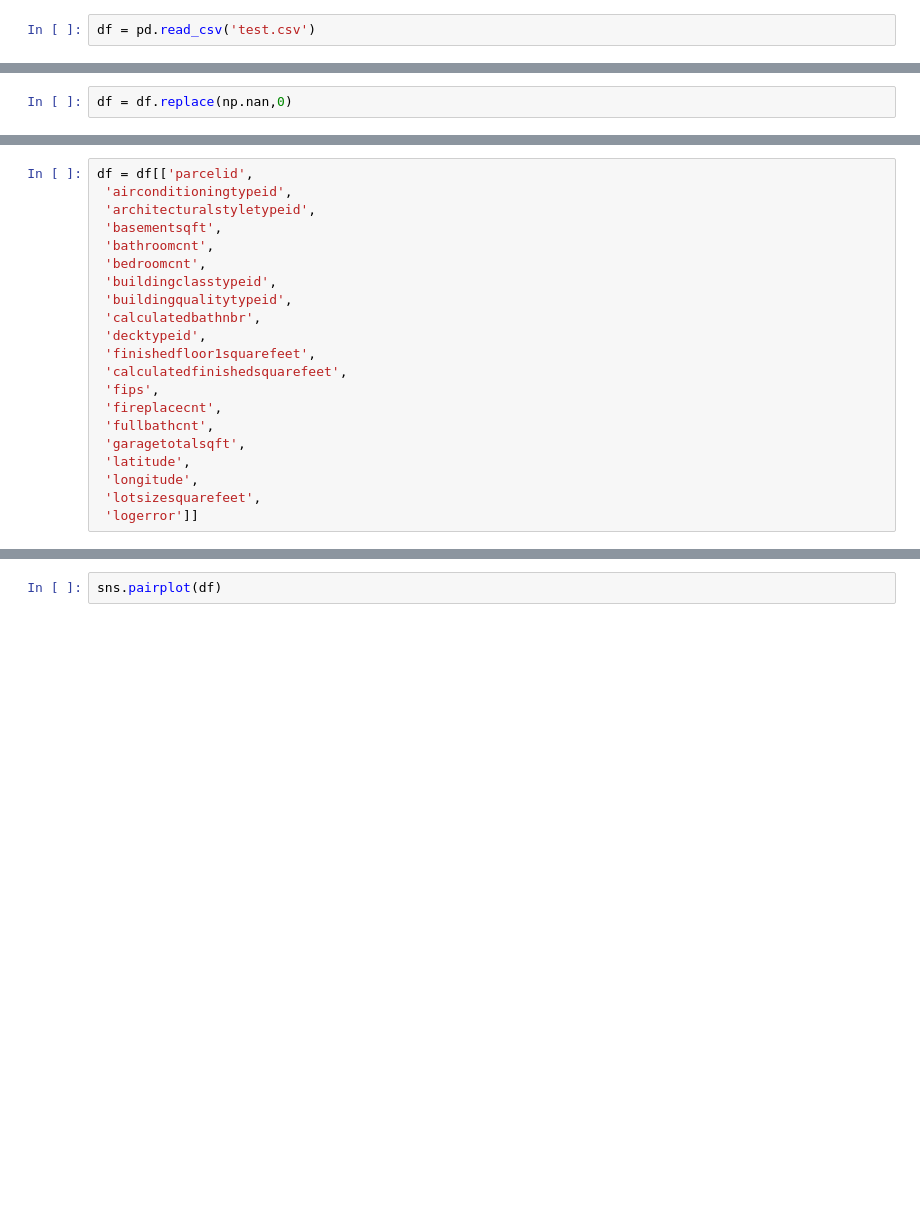
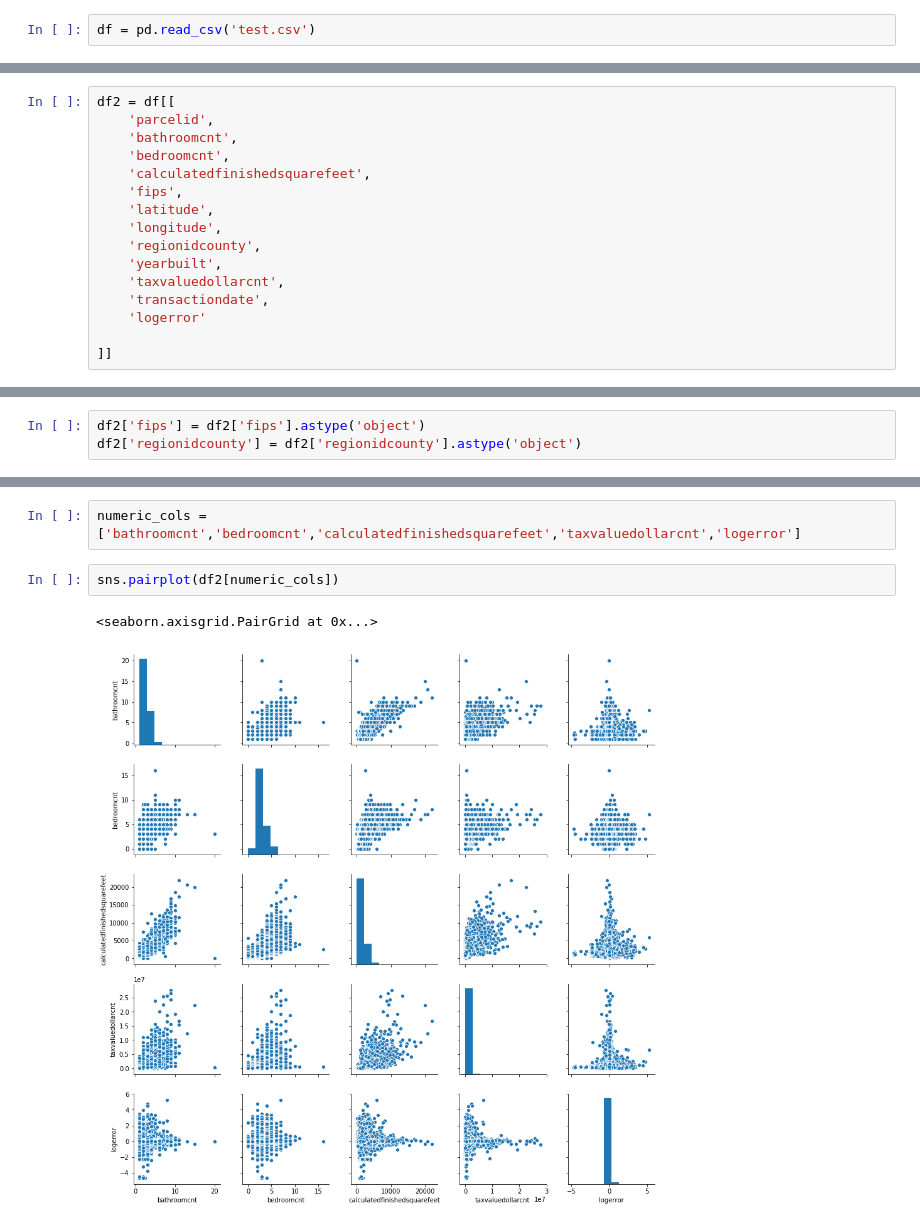
Before and after one commit to Norrick-McGee/ds-methodologies-exercises, a Jupyter notebook: clustering/explore_zillow.ipynb, the cells around one changed output, grey strips where cells are left out. Cells and saved outputs as stored; diff of their text form; blank space fills up the shorter version.

```diff
--- a/clustering/explore_zillow.ipynb
+++ b/clustering/explore_zillow.ipynb
@@ -25,2 +102,0 @@ df.shape
-# %%
-df = df.replace(np.nan,0)
@@ -71,21 +143,16 @@ dfo = df.copy()
 # %%
-df = df[['parcelid',
- 'airconditioningtypeid',
- 'architecturalstyletypeid',
- 'basementsqft',
- 'bathroomcnt',
- 'bedroomcnt',
- 'buildingclasstypeid',
- 'buildingqualitytypeid',
- 'calculatedbathnbr',
- 'decktypeid',
- 'finishedfloor1squarefeet',
- 'calculatedfinishedsquarefeet',
- 'fips',
- 'fireplacecnt',
- 'fullbathcnt',
- 'garagetotalsqft',
- 'latitude',
- 'longitude',
- 'lotsizesquarefeet',
- 'logerror']]
+df2 = df[[
+    'parcelid',
+    'bathroomcnt',
+    'bedroomcnt',
+    'calculatedfinishedsquarefeet',
+    'fips',
+    'latitude',
+    'longitude',
+    'regionidcounty',
+    'yearbuilt',
+    'taxvaluedollarcnt',
+    'transactiondate',
+    'logerror'
+
+]]
@@ -91,0 +161,3 @@ df = df[['parcelid',
+# %%
+df2['fips'] = df2['fips'].astype('object')
+df2['regionidcounty'] = df2['regionidcounty'].astype('object')
@@ -92,2 +194,7 @@ df = df[['parcelid',
+# %%
+numeric_cols = ['bathroomcnt','bedroomcnt','calculatedfinishedsquarefeet','taxvaluedollarcnt','logerror']
 # %%
-sns.pairplot(df)
+sns.pairplot(df2[numeric_cols])
+# %% [output]
+<seaborn.axisgrid.PairGrid at 0x...>
+[figure, added]
```
Also changed, not shown: parts of 49 cells of this notebook, 2 other files.
